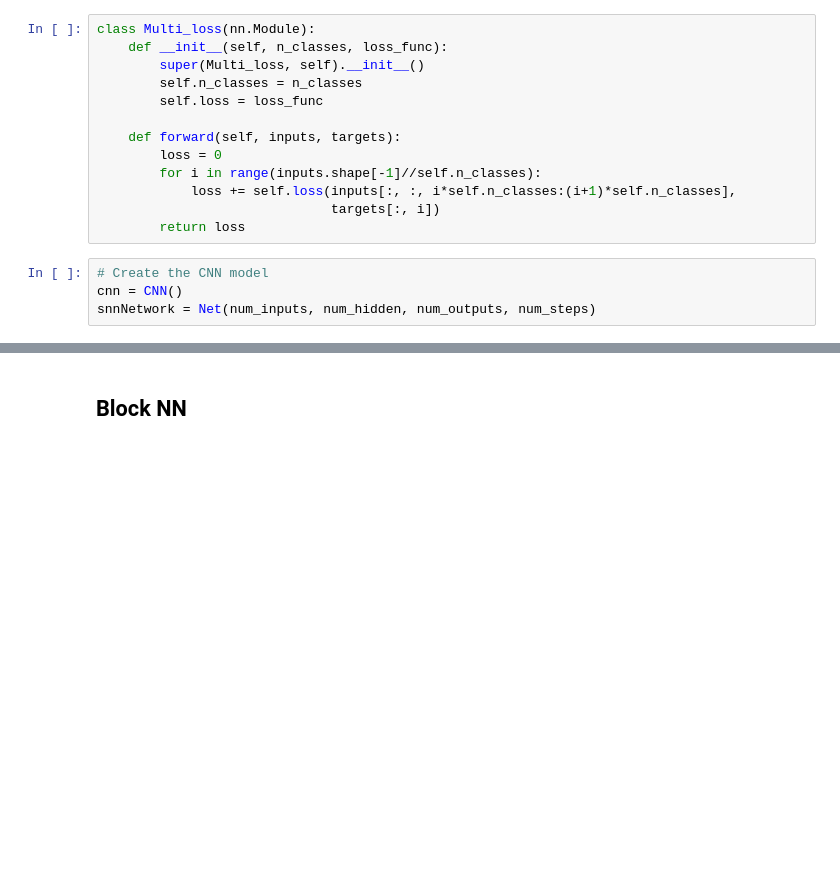
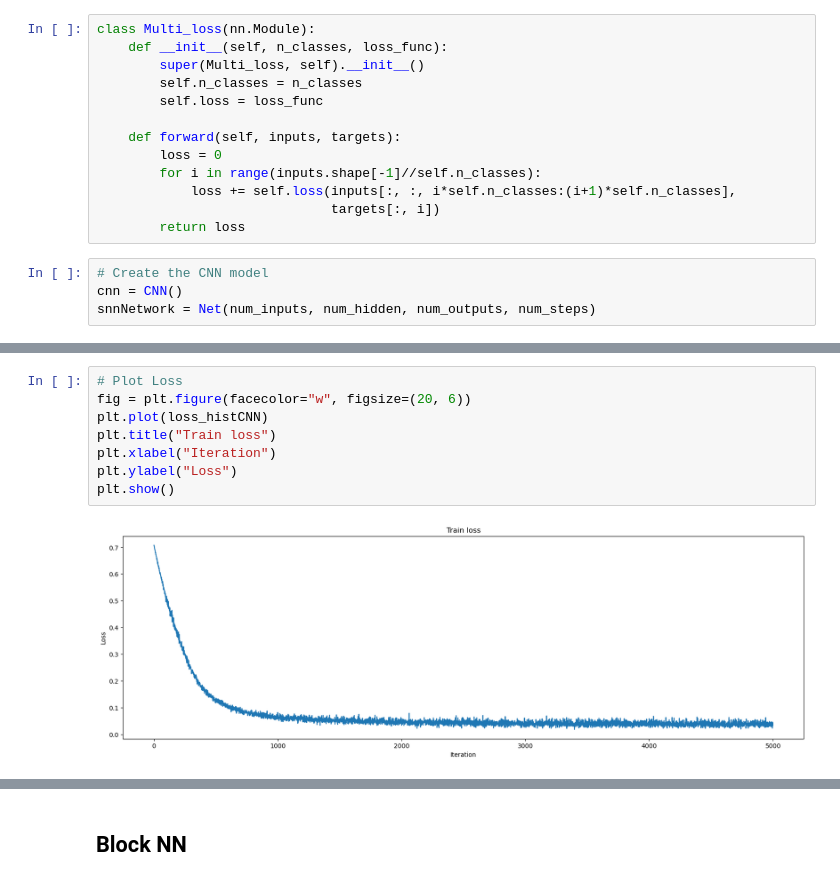
Before and after one commit to enlupi/SNN-MUC, a Jupyter notebook: Scripts/convolutionalSNN.ipynb, the cells around one changed output, grey strips where cells are left out. Saved outputs shown, nothing was run; the diff lists cells and outputs as text; blank space fills up the shorter version.

```diff
--- a/Scripts/convolutionalSNN.ipynb
+++ b/Scripts/convolutionalSNN.ipynb
@@ -217,0 +283,10 @@ snnNetwork = Net(num_inputs, num_hidden, num_outputs, num_steps)
+# %%
+# Plot Loss
+fig = plt.figure(facecolor="w", figsize=(20, 6))
+plt.plot(loss_histCNN)
+plt.title("Train loss")
+plt.xlabel("Iteration")
+plt.ylabel("Loss")
+plt.show()
+# %% [output]
+[figure, added]
```
Also changed, not shown: parts of 19 cells of this notebook.
